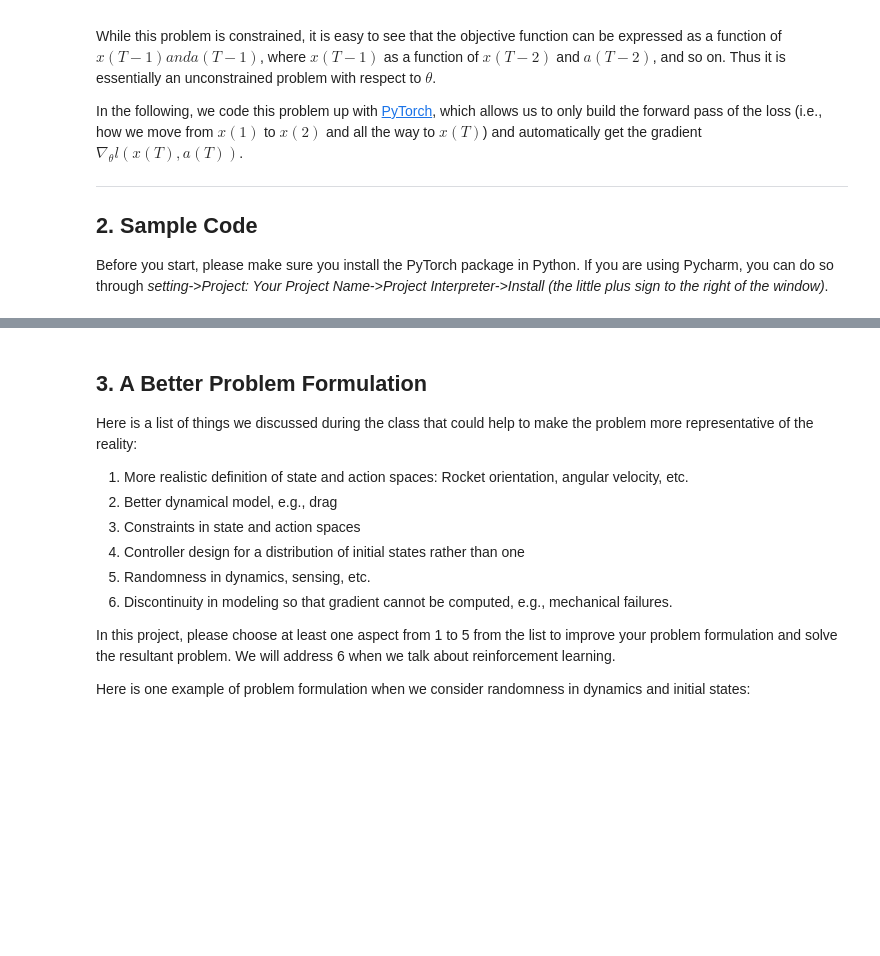
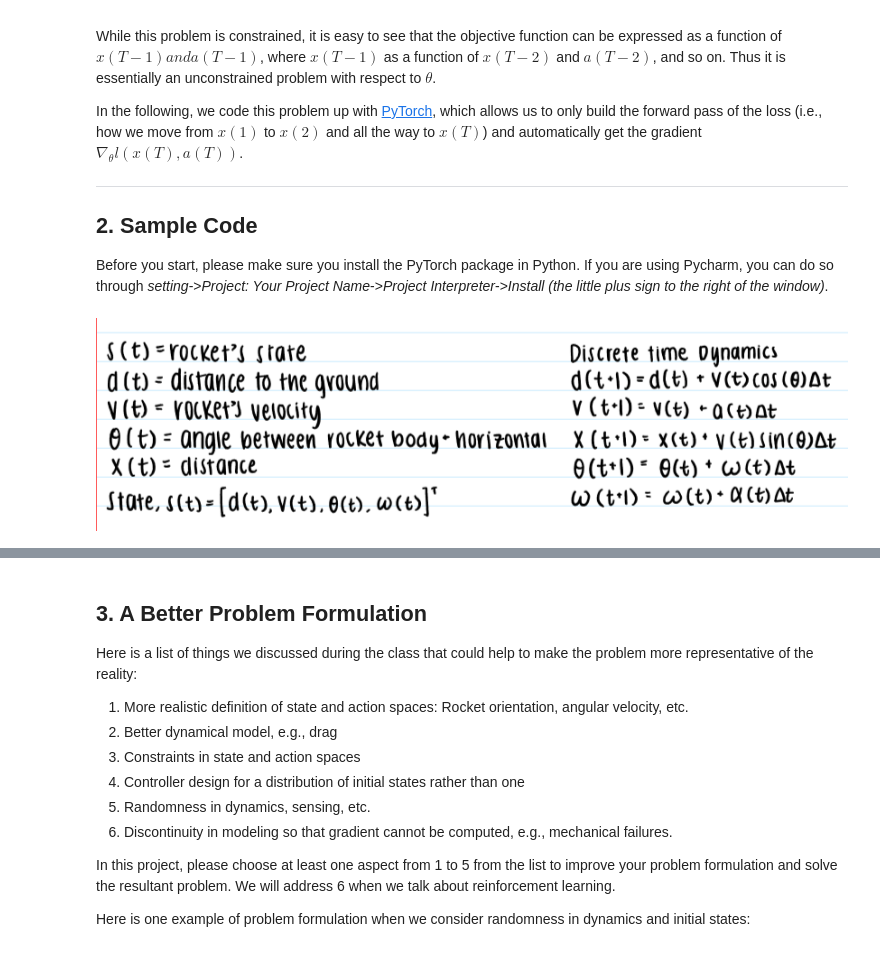
Before and after one commit to kphill1/DesignOptimization2021Fall, a Jupyter notebook: MAE598_Project.ipynb, the cells around one changed output, grey strips where cells are left out. Drawn from its saved outputs; the diff is of its cells as text; code cells hidden in the pictures; blank space fills up the shorter version.

Commit message:
Project formulation and analysis added in

```diff
--- a/MAE598_Project.ipynb
+++ b/MAE598_Project.ipynb
@@ -57,3 +57,11 @@ from torch.nn import utils
 import matplotlib.pyplot as plt
 
 logger = logging.getLogger(__name__)
+# %%
+# Displaying Images for Project Formulation
+
+# Control inputs
+from IPython.display import Image
+Image('control input.png')
+# %% [output]
+[figure, added]
```
Also changed, not shown: parts of 8 cells of this notebook.
